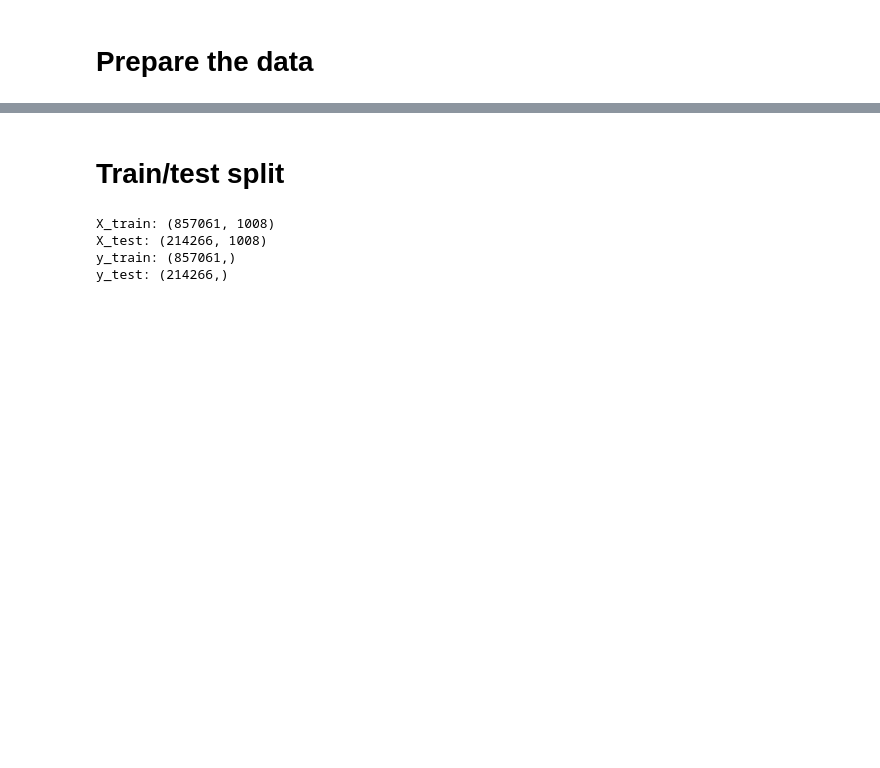
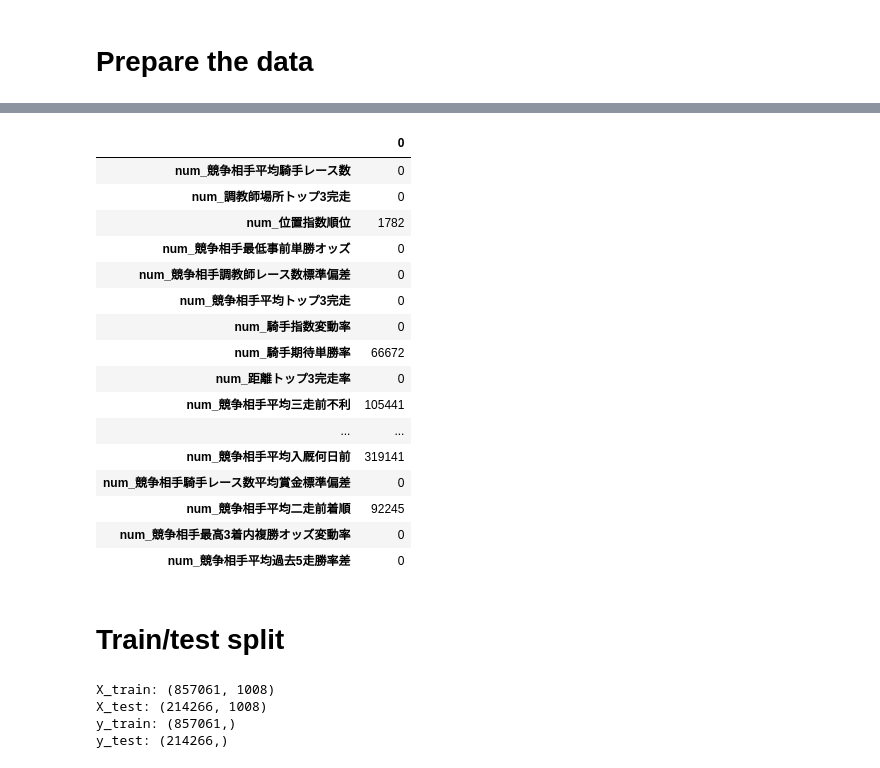
Before and after one commit to hankehly/JapanHorseRaceAnalytics, a Jupyter notebook: notebooks/2024-02/20240223_rfe.ipynb, the cells around one changed output, grey strips where cells are left out. Cells and saved outputs as stored; diff of their text form; code cells hidden in the pictures; blank space fills up the shorter version.

```diff
--- a/notebooks/2024-02/20240223_rfe.ipynb
+++ b/notebooks/2024-02/20240223_rfe.ipynb
@@ -8,6 +10,7 @@ import warnings
 
 import japanize_matplotlib
 import lightgbm as lgb
+import matplotlib.font_manager as fm
 import matplotlib.pyplot as plt
 import matplotlib.ticker as ticker
 import mlflow
@@ -15,13 +18,15 @@ import numpy as np
 import pandas as pd
 import seaborn as sns
 import tensorflow as tf
-from hyperopt import STATUS_OK, Trials, fmin, hp, tpe
+from hyperopt import STATUS_OK, SparkTrials, Trials, fmin, hp, tpe
 from hyperopt.pyll.base import scope
+from imblearn.over_sampling import SMOTE
+from imblearn.pipeline import Pipeline as ImblearnPipeline
 from mlflow.models.signature import ModelSignature
 from mlflow.types.schema import ColSpec, Schema
 from pyspark.sql import SparkSession
 from sklearn.compose import ColumnTransformer
-from sklearn.feature_selection import RFE
+from sklearn.feature_selection import RFE, RFECV
 from sklearn.impute import SimpleImputer
 from sklearn.metrics import (
     accuracy_score,
@@ -46,7 +51,7 @@ from JapanHorseRaceAnalytics.utilities.mlflow import get_colspecs
 from JapanHorseRaceAnalytics.utilities.structured_logger import logger
 
 # Set pandas display options
-pd.set_option("display.max_rows", 100)
+pd.set_option("display.max_rows", 2000)
 pd.set_option("display.max_columns", 200)
 
 # Set seed for reproducibility
@@ -62,7 +67,7 @@ postgres_driver_path = f"{get_base_dir()}/jars/postgresql-42.7.1.jar"
 
 spark = (
     SparkSession.builder.appName("20240211_competitors")
-    .config("spark.driver.memory", "21g")
+    .config("spark.driver.memory", "20g")
     .config("spark.sql.warehouse.dir", warehouse_dir)
     .config("spark.jars", postgres_driver_path)
     .config("spark.executor.extraClassPath", postgres_driver_path)
@@ -112,3 +119,28 @@ data.head()
+# %%
+# num_cols = [col for col in data.columns if col.startswith("num_")]
+usecols = pd.read_csv("step3.csv").query("rfe_support").reset_index(drop=True)["Unnamed: 0"].tolist()
+usecols = [col[5:] for col in usecols]
+# remove cat_ from usecols
+usecols = [col for col in usecols if not col.startswith("cat_")]
+data[usecols].isna().sum().to_frame()
+# %% [output]
+|  | 0 |
+| num_競争相手平均騎手レース数 | 0 |
+| num_調教師場所トップ3完走 | 0 |
+| num_位置指数順位 | 1782 |
+| num_競争相手最低事前単勝オッズ | 0 |
+| num_競争相手調教師レース数標準偏差 | 0 |
+| num_競争相手平均トップ3完走 | 0 |
+| num_騎手指数変動率 | 0 |
+| num_騎手期待単勝率 | 66672 |
+| num_距離トップ3完走率 | 0 |
+| num_競争相手平均三走前不利 | 105441 |
+| ... | ... |
+| num_競争相手平均入厩何日前 | 319141 |
+| num_競争相手騎手レース数平均賞金標準偏差 | 0 |
+| num_競争相手平均二走前着順 | 92245 |
+| num_競争相手最高3着内複勝オッズ変動率 | 0 |
+| num_競争相手平均過去5走勝率差 | 0 |
 # %% [markdown]
 # Train/test split
 # %%
```
Also changed, not shown: parts of 37 cells of this notebook, 7 other files.
